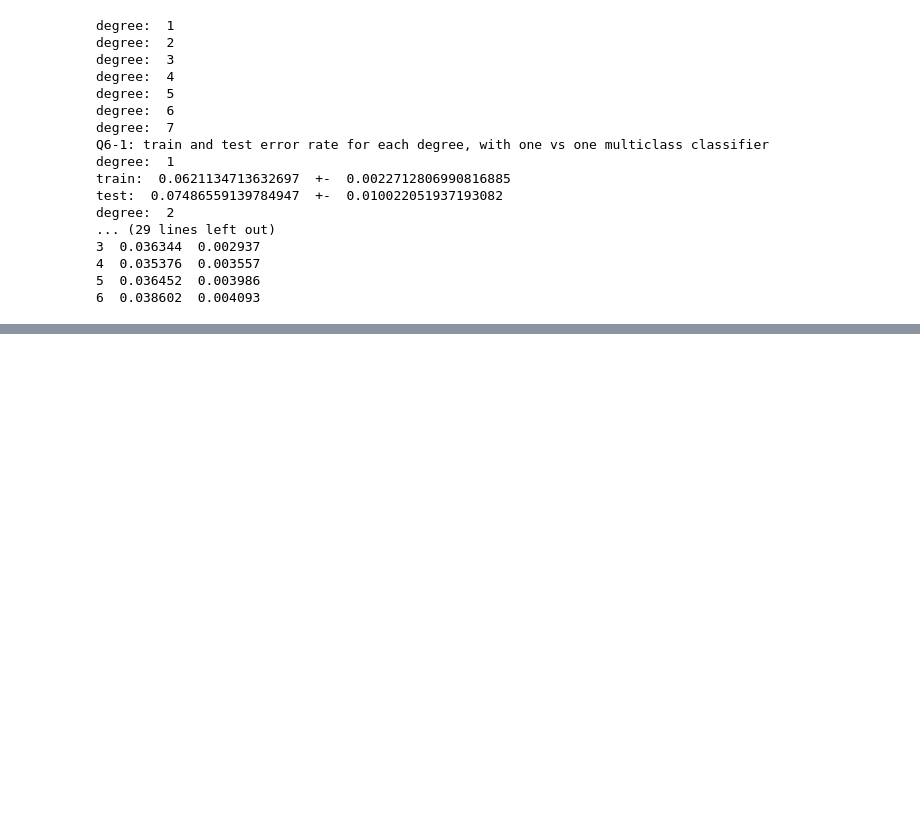
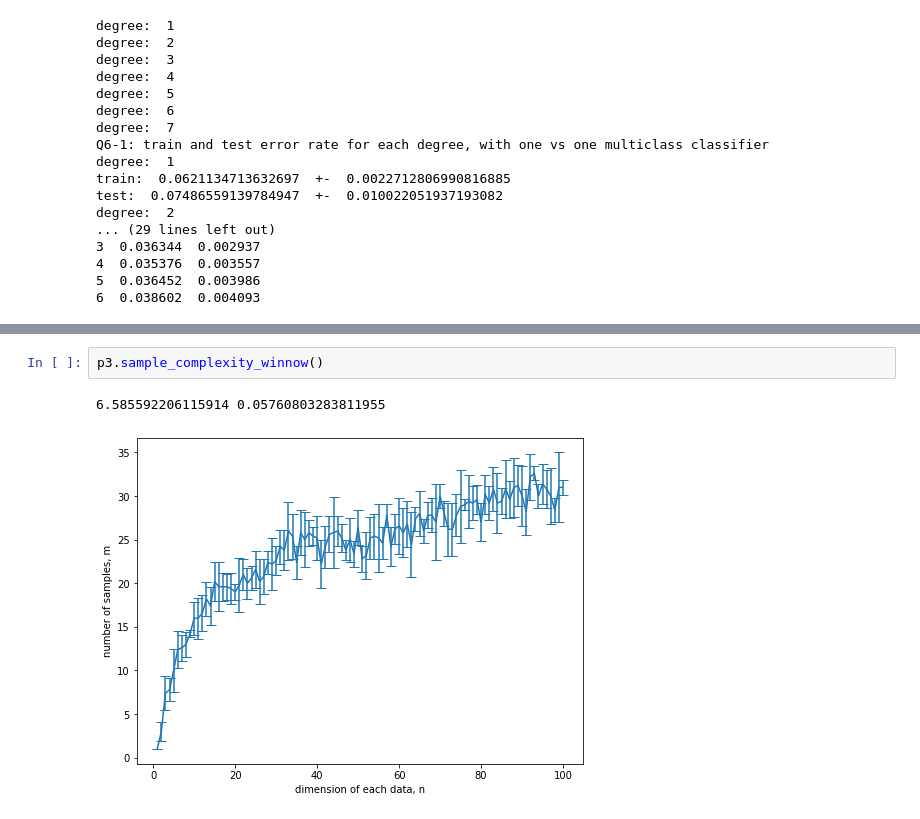
Before and after one commit to wangzican/COMP0078, a Jupyter notebook: CW2/cw2.ipynb, the cells around one changed output, grey strips where cells are left out. Saved outputs shown, nothing was run; the diff lists cells and outputs as text; blank space fills up the shorter version.

```diff
--- a/CW2/cw2.ipynb
+++ b/CW2/cw2.ipynb
@@ -172,0 +211,5 @@ KeyboardInterrupt:
+# %%
+p3.sample_complexity_winnow()
+# %% [output]
+6.585592206115914 0.05760803283811955
+[figure, added]
```
Also changed, not shown: parts of 10 cells of this notebook, 11 other files.
